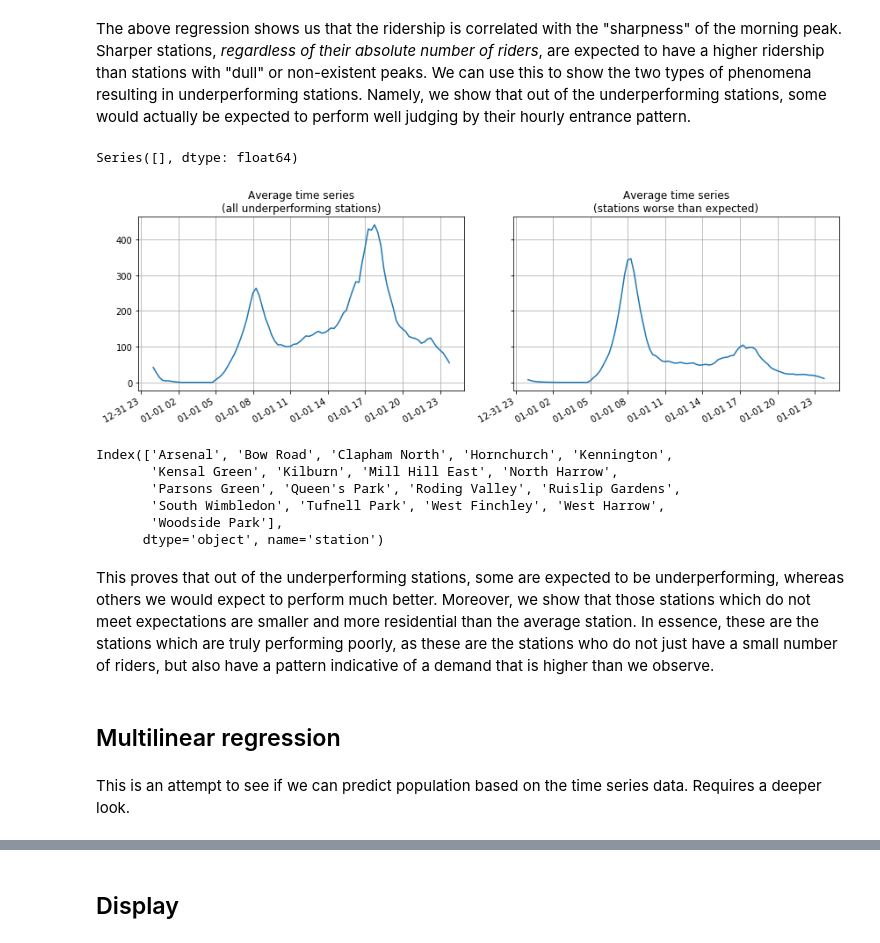
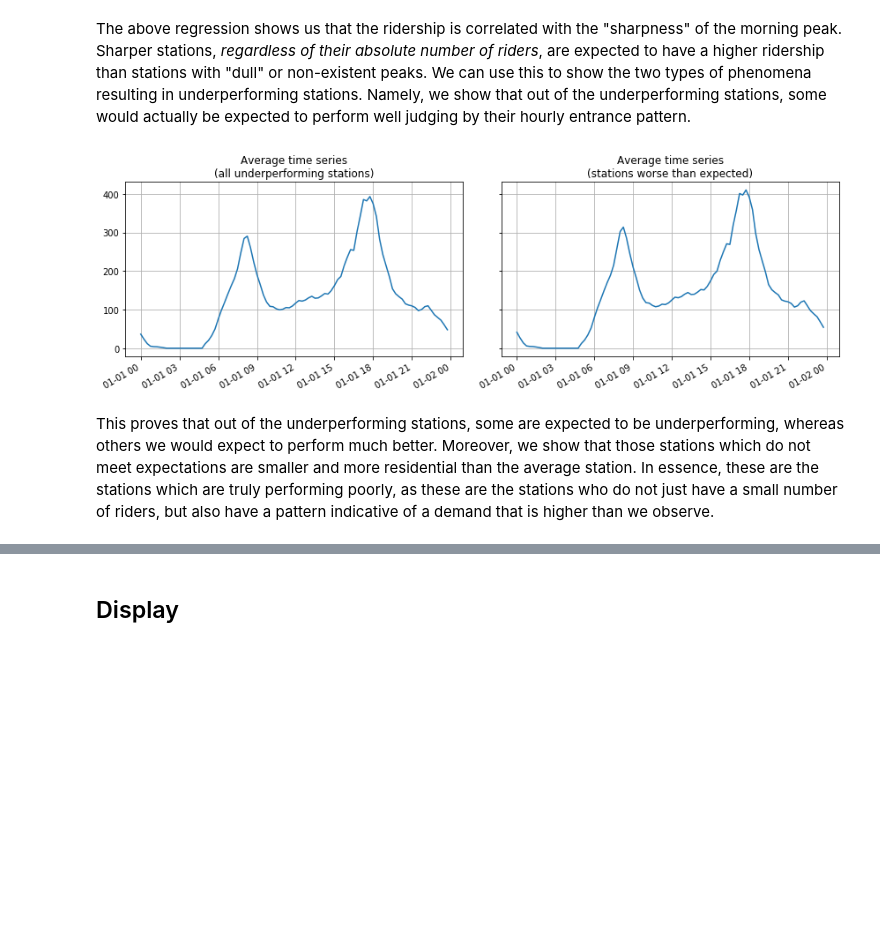
Before and after one commit to itko/cities, a Jupyter notebook: notebooks/population_distribution.ipynb, the cells around one changed output, grey strips where cells are left out. Saved outputs shown, nothing was run; the diff lists cells and outputs as text; code cells hidden in the pictures; blank space fills up the shorter version.

Commit message:
Update notebooks
Add degree centrality analysis

```diff
--- a/notebooks/population_distribution.ipynb
+++ b/notebooks/population_distribution.ipynb
@@ -595,0 +617,4 @@ eover = e[e>0]
+# %%
+def to_str(x):
+    return str(x)+'-'
+data['degree'] = data.degree.apply(to_str)
@@ -595,0 +629,2 @@ eover = e[e>0]
+# %%
+data['error_abs'] = data.error.abs()
@@ -596,10 +643,10 @@ eover = e[e>0]
 # %%
-residentiality = data_en.loc[time_of_day == 'morning'].max() / data_en.loc[time_of_day == 'off'].mean()
+data['residentiality'] = data_en.loc[time_of_day == 'morning'].max() / data_en.loc[time_of_day == 'off'].mean()
 # %%
 f,(ax1,ax2) = plt.subplots(1,2, figsize=(12,4), sharey=False)
-x = residentiality.reindex(pop_interpolated.station)
+x = data.residentiality
 # x[x < 1] = -x[x<1]
-y = stations.reindex(pop_interpolated.station).workbound / pop_interpolated.set_index('station').adult_population
+y = data.workbound/data.adult_population
 ax1.plot(x, y, 'k.')
 
 lin = stats.linregress(x,y)
@@ -632,38 +679,21 @@ LinregressResult(slope=0.10749530984997498, intercept=0.096549123549918292, rval
 # %% [markdown]
 The above regression shows us that the ridership is correlated with the "sharpness" of the morning peak. Sharper stations, *regardless of their absolute number of riders*, are expected to have a higher ridership than stations with "dull" or non-existent peaks. We can use this to show the two types of phenomena resulting in underperforming stations. Namely, we show that out of the underperforming stations, some would actually be expected to perform well judging by their hourly entrance pattern.
-# %%
-ridership_expected.loc[ridership_expected > ridership_actual]
-# %% [output]
-Series([], dtype: float64)
 # %%
 f,(ax1,ax2) = plt.subplots(1,2, figsize=(12,4), sharey=True)
 
 data_en.T.loc[eunder.index].mean().plot(ax=ax1)
 ax1.set_title('Average time series\n(all underperforming stations)');
 
-ridership_expected = residentiality.reindex(eunder.index)*lin[0]+lin[1]
-ridership_actual = ridership.reindex(ridership_expected.index)
+ridership_expected = data.reindex(eunder.index).residentiality*lin[0]+lin[1]
+ridership_actual = data.reindex(eunder.index).ridership
 underperformers = ridership_expected.loc[ridership_expected > ridership_actual].index
 data_en.T.loc[underperformers].mean().plot(ax=ax2)
 ax2.set_title('Average time series\n(stations worse than expected)');
 f.tight_layout()
 
 ax1.grid()
 ax2.grid()
 # %% [output]
-[figure, old version]
+[figure, new version]
-# %%
-underperformers
-# %% [output]
-Index(['Arsenal', 'Bow Road', 'Clapham North', 'Hornchurch', 'Kennington',
-       'Kensal Green', 'Kilburn', 'Mill Hill East', 'North Harrow',
-       'Parsons Green', 'Queen's Park', 'Roding Valley', 'Ruislip Gardens',
-       'South Wimbledon', 'Tufnell Park', 'West Finchley', 'West Harrow',
-       'Woodside Park'],
-      dtype='object', name='station')
 # %% [markdown]
 This proves that out of the underperforming stations, some are expected to be underperforming, whereas others we would expect to perform much better. Moreover, we show that those stations which do not meet expectations are smaller and more residential than the average station. In essence, these are the stations which are truly performing poorly, as these are the stations who do not just have a small number of riders, but also have a pattern indicative of a demand that is higher than we observe.
-# %% [markdown]
-## Multilinear regression
-# %% [markdown]
-This is an attempt to see if we can predict population based on the time series data. Requires a deeper look.
```
Also changed, not shown: parts of 35 cells of this notebook, 1 other file.
